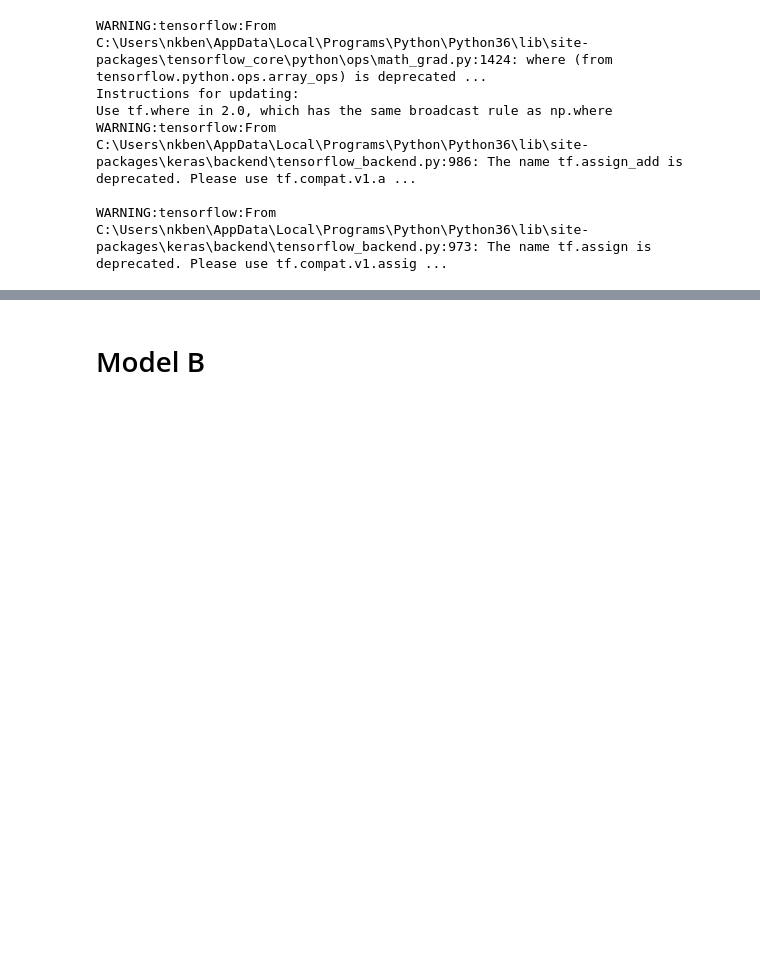
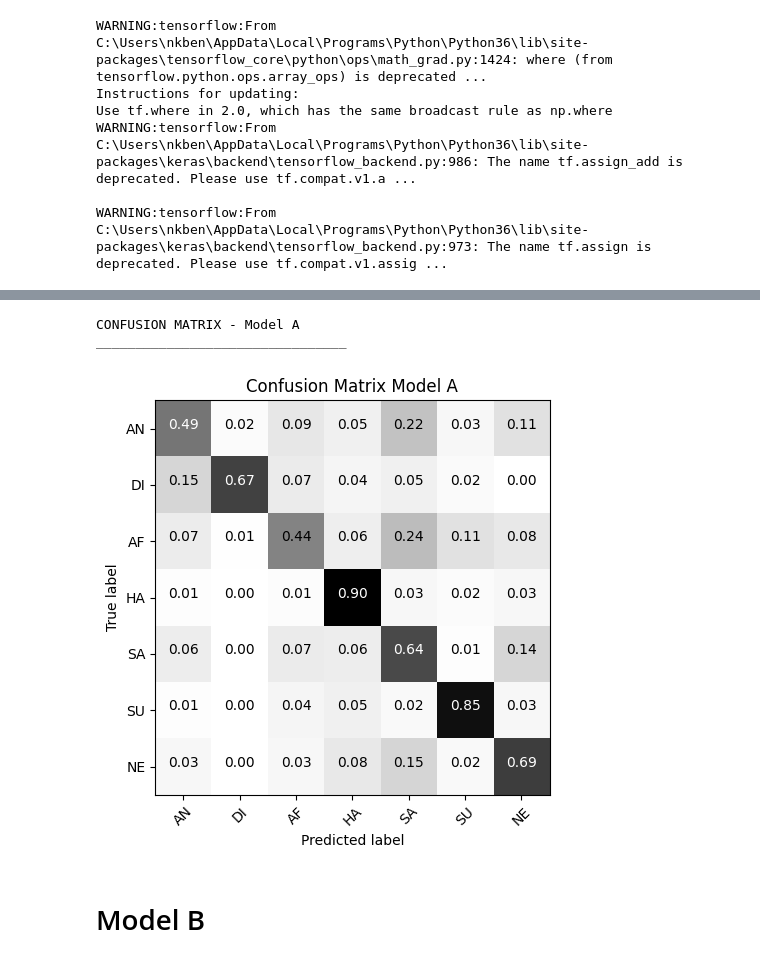
Before and after one commit to nkbenamara/Facial-Emotion-Recognition, a Jupyter notebook: Facial_emotion_recogntion_code_IWINAC_2019.ipynb, the cells around one changed output, grey strips where cells are left out. Cells and saved outputs as stored; diff of their text form; code cells hidden in the pictures; blank space fills up the shorter version.

Commit message:
add_confusion_matrix_modelA + fix path model A

```diff
--- a/Facial_emotion_recogntion_code_IWINAC_2019.ipynb
+++ b/Facial_emotion_recogntion_code_IWINAC_2019.ipynb
@@ -101,3 +136,7 @@ print(' X_test_shape : {} | y_test_shape : {} '.format(X_test.shape,y_test.shape
  X_train_shape : (28709, 48, 48, 1) | y_train_shape : (28709, 7)
  X_val_shape : (3589, 48, 48, 1) | y_val_shape : (3589, 7)
  X_test_shape : (3589, 48, 48, 1) | y_test_shape : (3589, 7)
+# %%
+y_test_numerical=[]
+for i in range (0,np.shape(y_test)[0]):
+  y_test_numerical.append(np.argmax(y_test[i]))
@@ -201,5 +241,5 @@ WARNING:tensorflow:From C:\Users\nkben\AppData\Local\Programs\Python\Python36\li
 # %%
-CNN_A=load_model('./best_models/ModelA_66,39_-1,06val_68,68_-1,02test.h5')
+CNN_A=load_model('./pretrained_models/fer_best_models/ModelA_66,39_-1,06val_68,68_-1,02test.h5')
 # %% [output]
 WARNING:tensorflow:From C:\Users\nkben\AppData\Local\Programs\Python\Python36\lib\site-packages\tensorflow_core\python\ops\math_grad.py:1424: where (from tensorflow.python.ops.array_ops) is deprecated ...
 Instructions for updating:
@@ -219,4 +259,27 @@ print('Model A validation accuracy : {} , test accuracy : {}'.format(accuracyA_v
 Model A validation accuracy : 0.6639732516187252 , test accuracy : 0.6868208414932319
+# %%
+#confusion matrix
+y_predict_CNN_A=[]
+for i in range (0,np.shape(y_test)[0]):
+  y_predict_CNN_A.append(np.argmax(CNN_A.predict(np.expand_dims(X_test[i],0))))
+
+print('CONFUSION MATRIX - Model A')
+print("________________________________")
+cnf_matrix = confusion_matrix(y_test_numerical, y_predict_CNN_A)
+np.set_printoptions(precision=2)
+
+
+# Plot normalized confusion matrix
+plt.figure(figsize=(5,5), dpi=100)
+plt.grid(None)
+plot_confusion_matrix(cnf_matrix, classes=class_names, normalize=True,
+                      title='Confusion Matrix Model A')
+plt.savefig('Confusion_Matrix_ModelA.tiff')
+plt.show()
+# %% [output]
+CONFUSION MATRIX - Model A
+________________________________
+[figure, added]
 # %% [markdown]
 # Model B
 # %%
```
Also changed, not shown: parts of 5 cells of this notebook, 1 other file.
